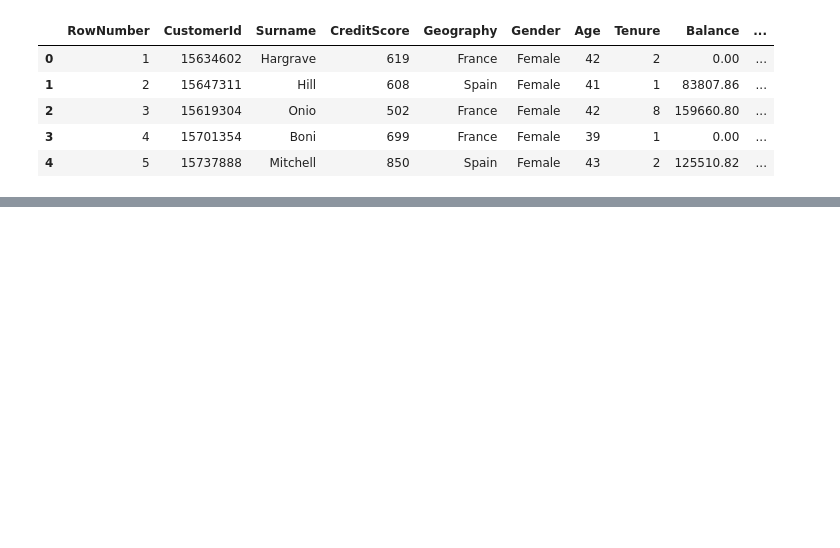
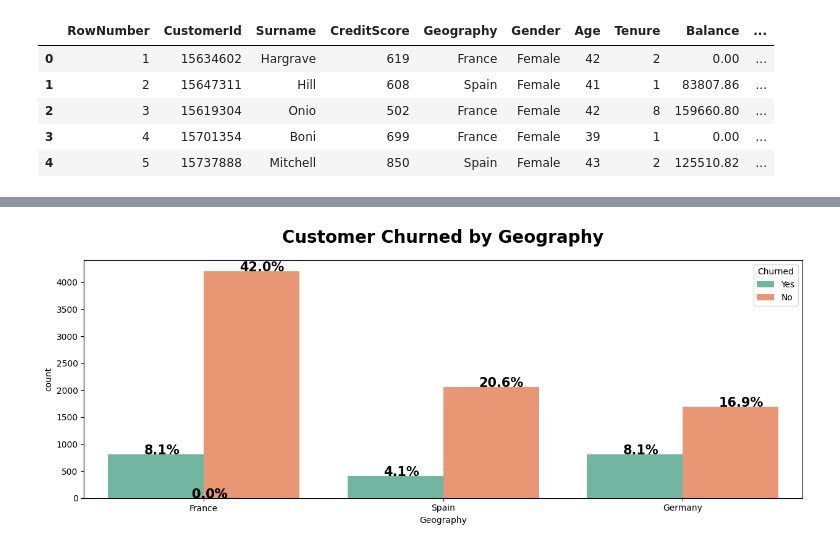
Before and after one commit to AnastasiaaAlekseichuk/lab1-banking-analytics, a Jupyter notebook: src/data_loader.ipynb, the cells around one changed output, grey strips where cells are left out. Cells and saved outputs as stored; diff of their text form; code cells hidden in the pictures; blank space fills up the shorter version.

```diff
--- a/src/data_loader.ipynb
+++ b/src/data_loader.ipynb
@@ -18,0 +150,4 @@ df.head()
+# %%
+countplot("Geography")
+# %% [output]
+[figure, added]
```
Also changed, not shown: parts of 15 cells of this notebook.
